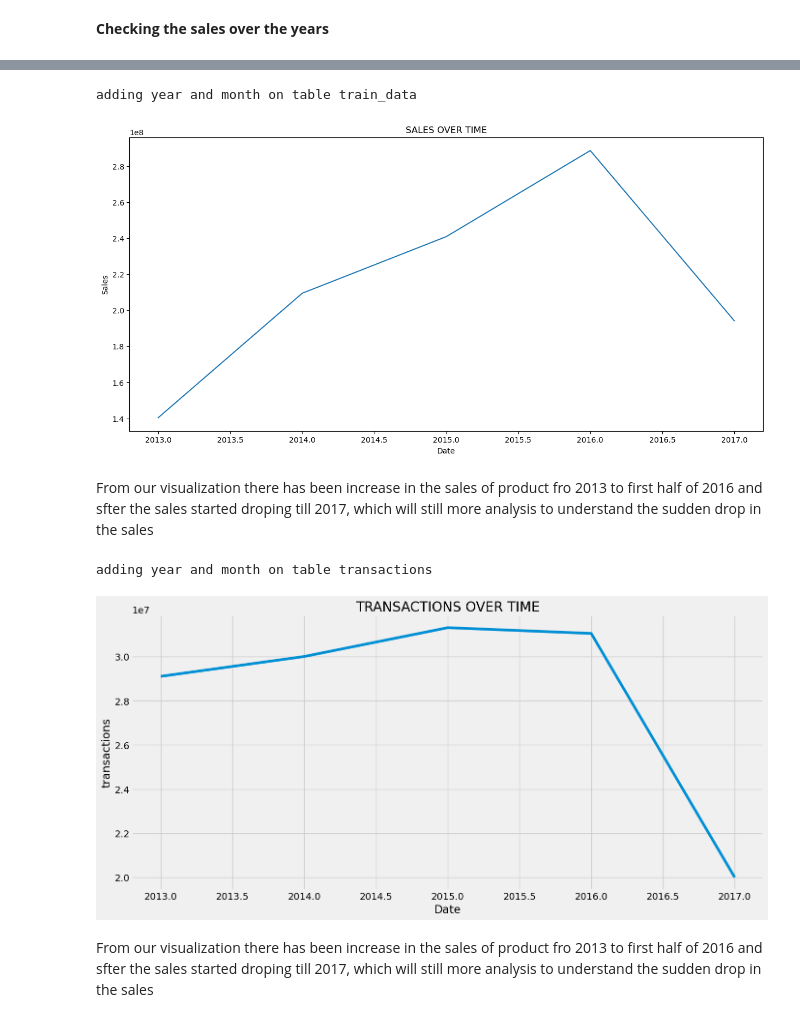
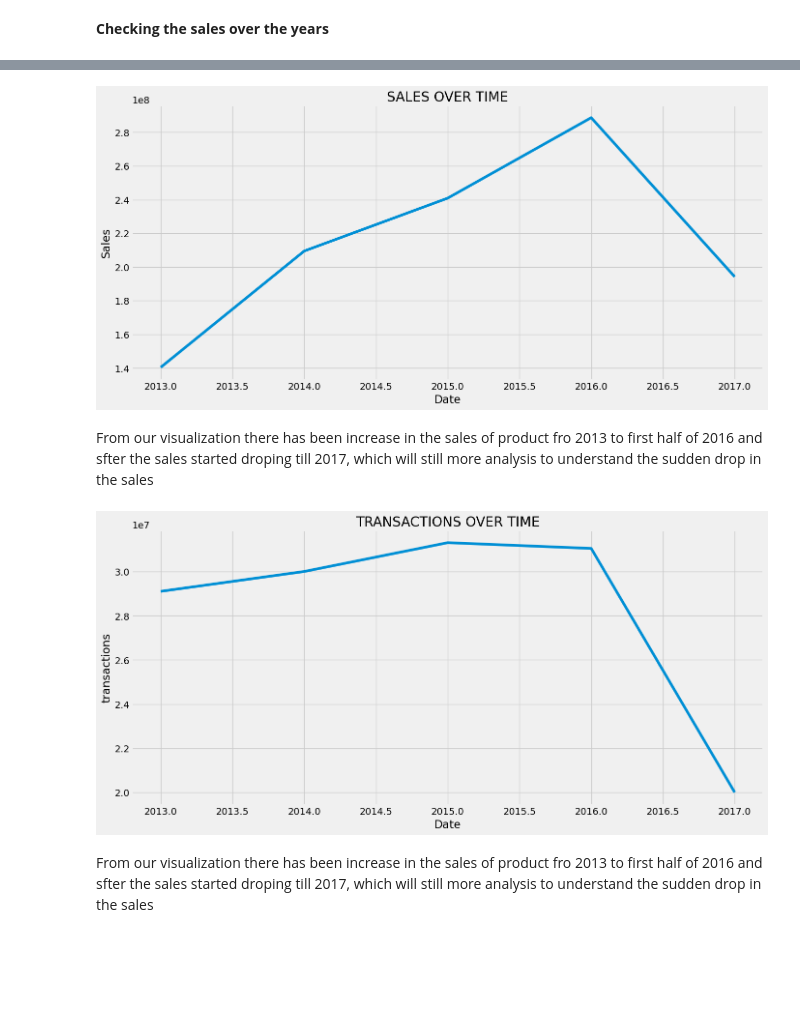
Before and after one commit to obiuzoma/LP3_project, a Jupyter notebook: lp3.ipynb, the cells around one changed output, grey strips where cells are left out. Saved outputs shown, nothing was run; the diff lists cells and outputs as text; code cells hidden in the pictures; blank space fills up the shorter version.

```diff
--- a/lp3.ipynb
+++ b/lp3.ipynb
@@ -603,27 +593,26 @@ adding year and month on table train_data
 # %%
 # change date column to date time
 train_data['date'] = pd.to_datetime(train_data['date'])
 #  add year and month column to the table
-add_year_month_(train_data, 'train_data')
+add_year_month_(train_data)
 sales_time = train_data.groupby("year").sales.sum().reset_index()
 sales_time = sales_time.set_index("year")
 sales_time.plot(legend=False, figsize=(15, 7))
 
 plt.title("SALES OVER TIME")
 plt.ylabel("Sales")
 plt.xlabel("Date")
 plt.style.use("fivethirtyeight")
 plt.show()
 # %% [output]
-adding year and month on table train_data
-[figure, old version]
+[figure, new version]
 # %% [markdown]
 From our visualization there has been increase in the sales of product fro 2013 to first half of 2016 and sfter the sales started droping till 2017, which will still more analysis to understand the sudden drop in the sales
 # %%
 # change date column to date time
 transactions['date'] = pd.to_datetime(transactions['date'])
 #  add year and month column to the table
-add_year_month_(transactions, 'transactions')
+add_year_month_(transactions)
 sales_time = transactions.groupby("year").transactions.sum().reset_index()
 sales_time = sales_time.set_index("year")
 sales_time.plot(legend=False, figsize=(15, 7))
@@ -634,7 +623,6 @@ plt.xlabel("Date")
 plt.style.use("fivethirtyeight")
 plt.show()
 # %% [output]
-adding year and month on table transactions
 [figure]
 # %% [markdown]
 From our visualization there has been increase in the sales of product fro 2013 to first half of 2016 and sfter the sales started droping till 2017, which will still more analysis to understand the sudden drop in the sales
```
Also changed, not shown: parts of 42 cells of this notebook.
